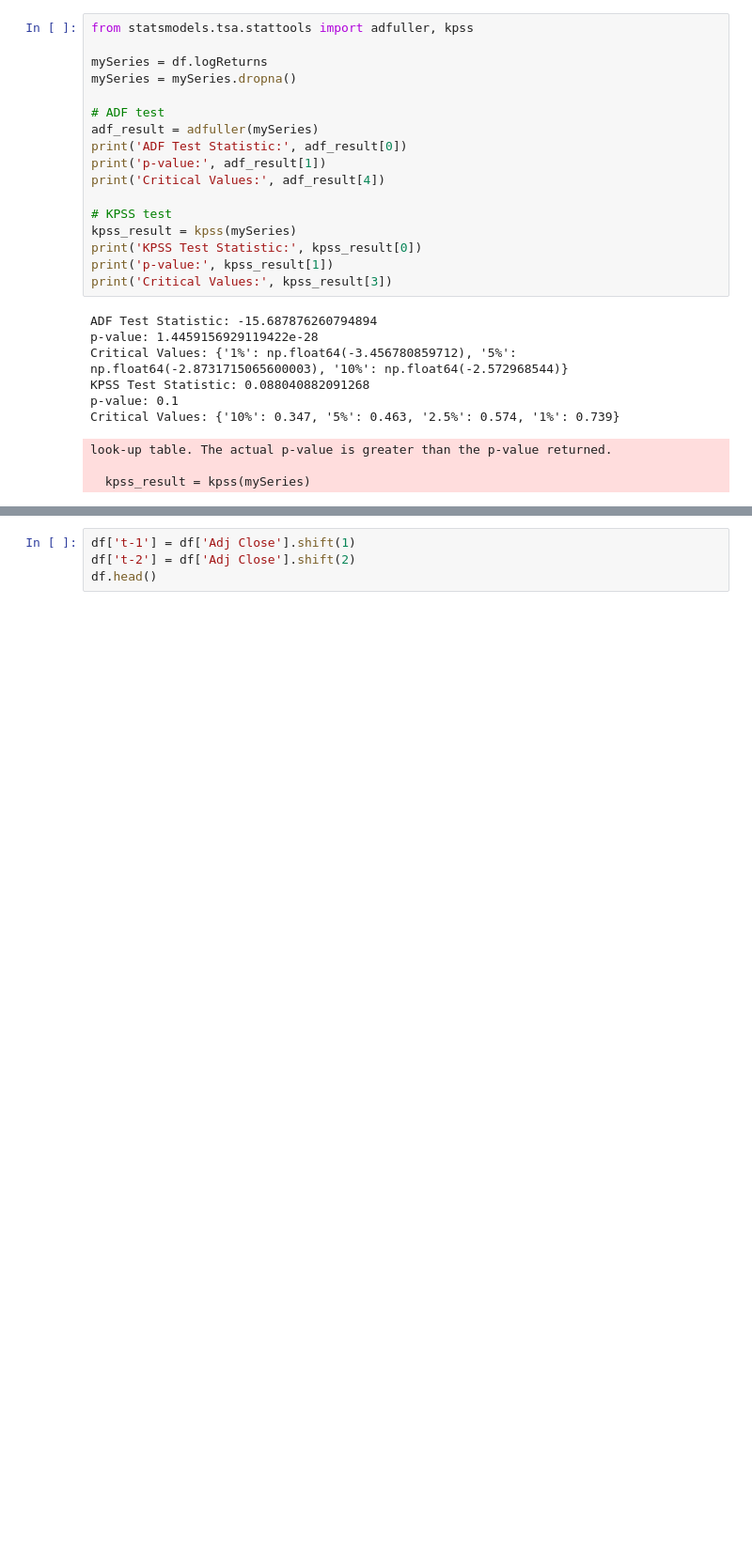
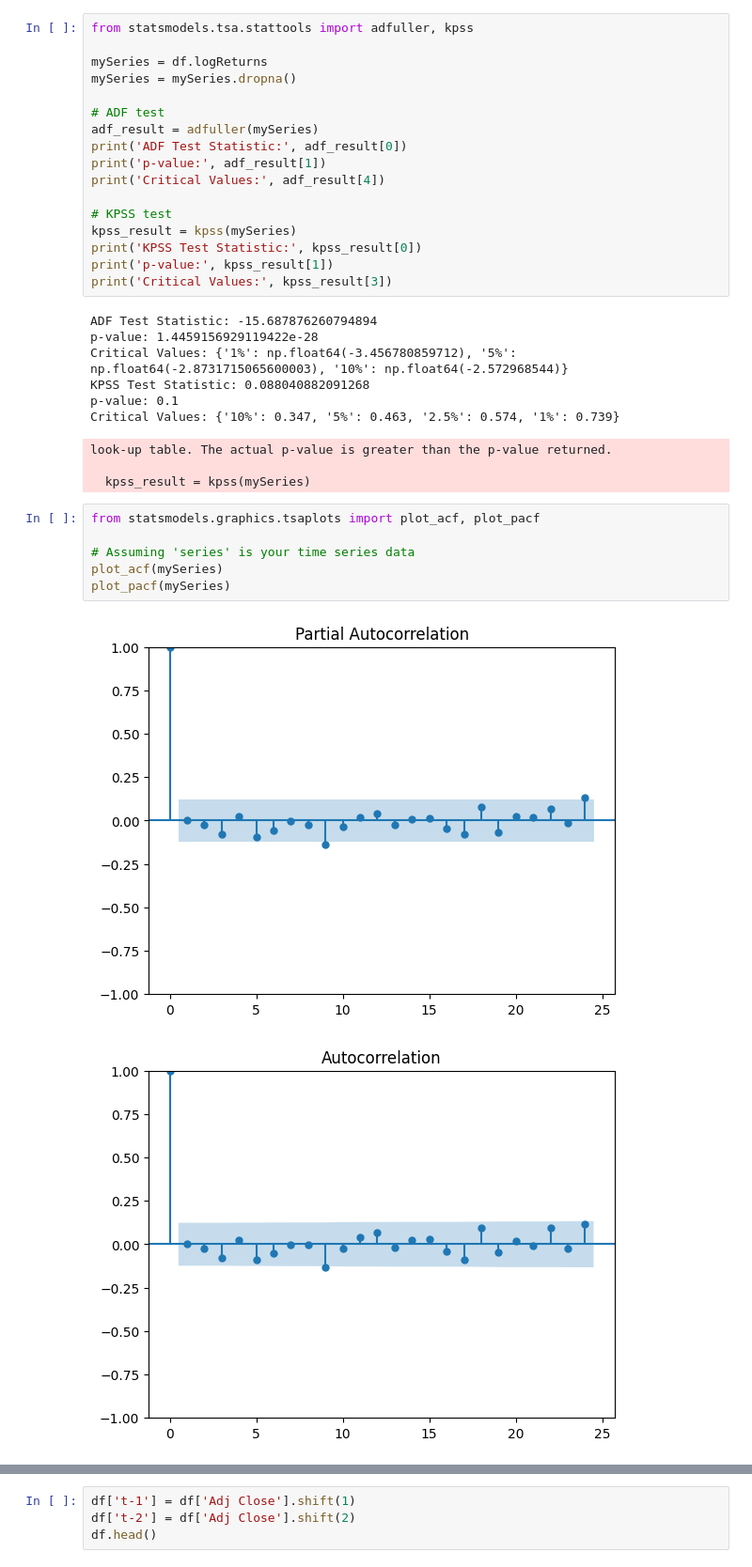
Before and after one commit to khyeee/MyCodingJourney, a Jupyter notebook: TimeSeriesAnalysis_Playground.ipynb, the cells around one changed output, grey strips where cells are left out. Shown: that part at 94% size. Cells and saved outputs as stored; diff of their text form; blank space fills up the shorter version.

```diff
--- a/TimeSeriesAnalysis_Playground.ipynb
+++ b/TimeSeriesAnalysis_Playground.ipynb
@@ -77,3 +77,12 @@ Critical Values: {'10%': 0.347, '5%': 0.463, '2.5%': 0.574, '1%': 0.739}
 look-up table. The actual p-value is greater than the p-value returned.
 
   kpss_result = kpss(mySeries)
+# %%
+from statsmodels.graphics.tsaplots import plot_acf, plot_pacf
+
+# Assuming 'series' is your time series data
+plot_acf(mySeries)
+plot_pacf(mySeries)
+# %% [output]
+[figure, added]
+[figure, added]
```
Also changed, not shown: parts of 4 cells of this notebook.
